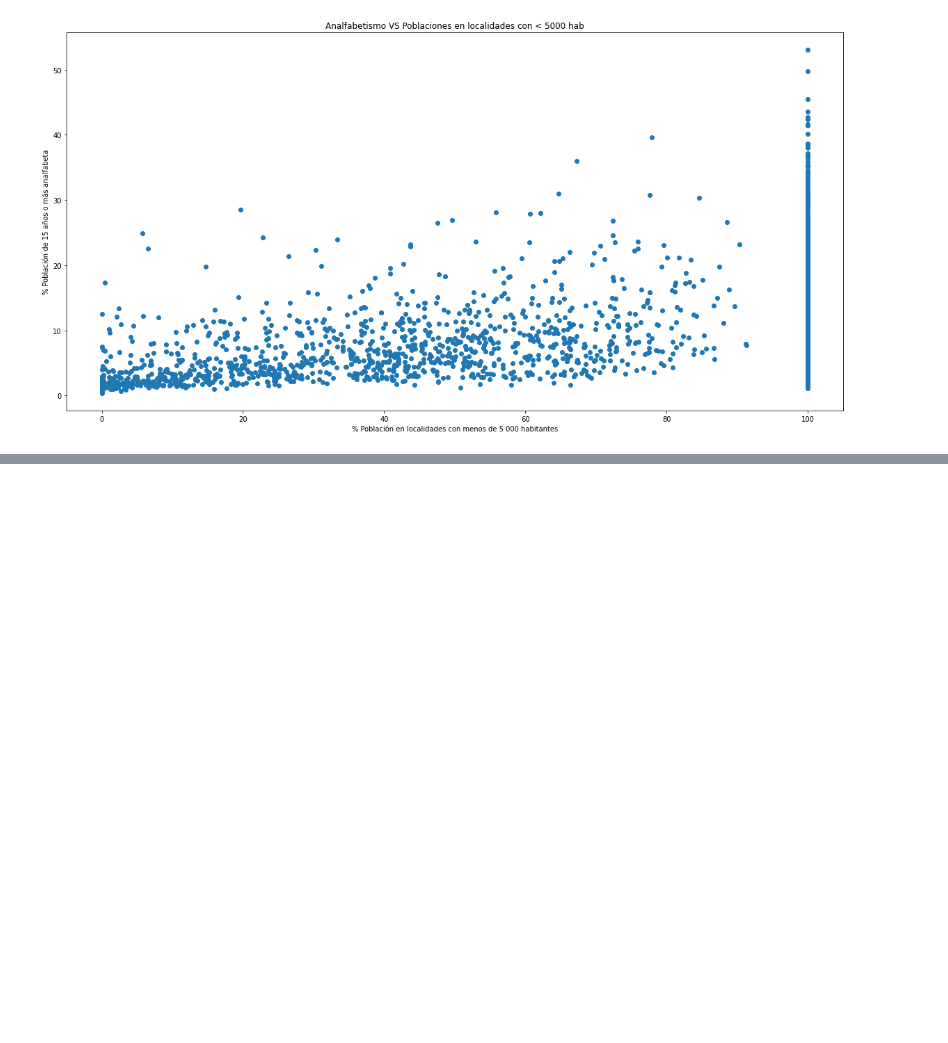
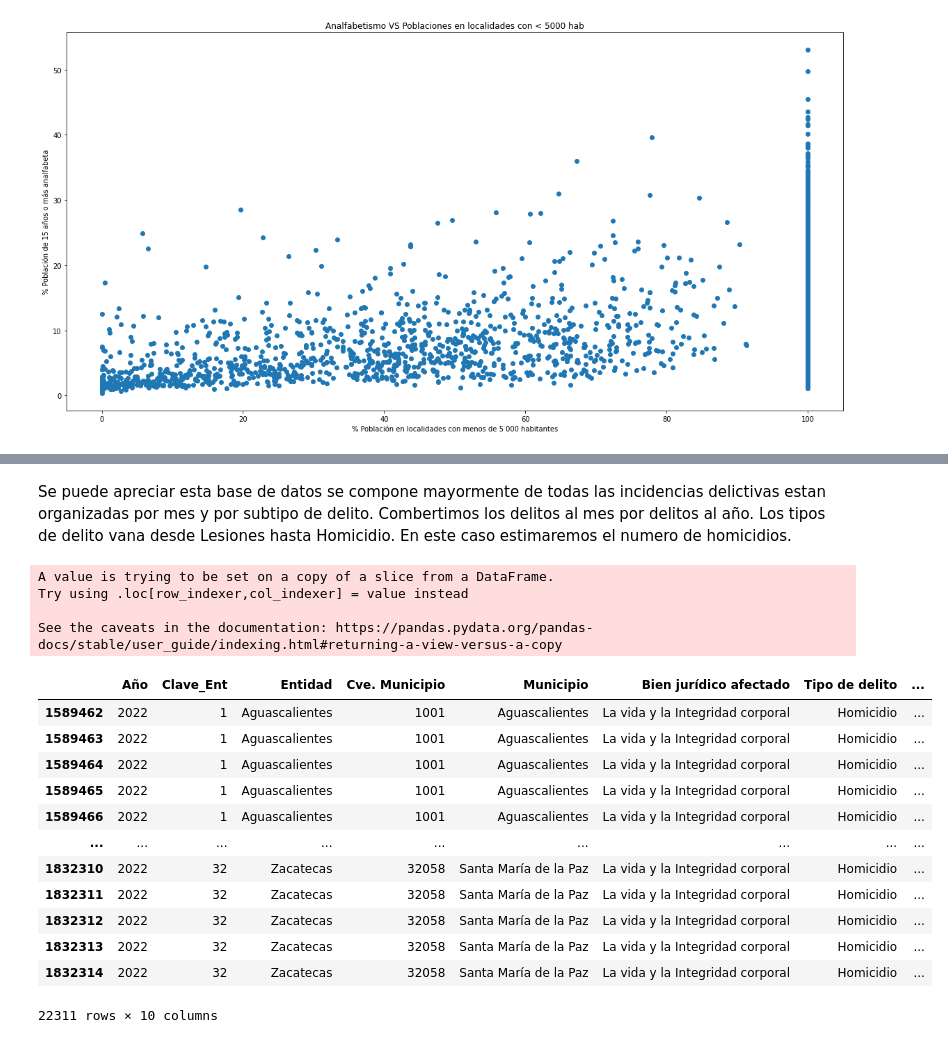
Before and after one commit to ivanDavila/propedeutico_ivandavila, a Jupyter notebook: Propedeutico.ipynb, the cells around one changed output, grey strips where cells are left out. Cells and saved outputs as stored; diff of their text form; code cells hidden in the pictures; blank space fills up the shorter version.

```diff
--- a/Propedeutico.ipynb
+++ b/Propedeutico.ipynb
@@ -201,0 +307,31 @@ Text(0, 0.5, '% Población de 15 años o más analfabeta')
+# %% [markdown]
+Se puede apreciar esta base de datos se compone mayormente de todas las incidencias delictivas estan organizadas por mes y por subtipo de delito. Combertimos los delitos al mes por delitos al año. Los tipos de delito vana desde Lesiones hasta Homicidio. En este caso estimaremos el numero de homicidios.
+# %%
+hmcidios_2022 = inci_delictiva[(inci_delictiva["Año"] == 2022)
+                                     & (inci_delictiva["Tipo de delito"]
+                                        == "Homicidio")]
+
+#sumamos todos los homicidios
+hmcidios_2022["hmcdios_año"] = [sum(x) for x in hmcidios_2022
+                                       .loc[:,"Enero":"Diciembre"].values]
+
+# Nos desacemos de las columnas de meses para solo quedarnos con homicidios por año
+hmcidios_2022 = hmcidios_2022.drop(columns=hmcidios_2022.columns[9:-1])
+# %% [output]
+A value is trying to be set on a copy of a slice from a DataFrame.
+Try using .loc[row_indexer,col_indexer] = value instead
+
+See the caveats in the documentation: https://pandas.pydata.org/pandas-docs/stable/user_guide/indexing.html#returning-a-view-versus-a-copy
+|  | Año | Clave_Ent | Entidad | Cve. Municipio | Municipio | Bien jurídico afectado | Tipo de delito | ... |
+| 1589462 | 2022 | 1 | Aguascalientes | 1001 | Aguascalientes | La vida y la Integridad corporal | Homicidio | ... |
+| 1589463 | 2022 | 1 | Aguascalientes | 1001 | Aguascalientes | La vida y la Integridad corporal | Homicidio | ... |
+| 1589464 | 2022 | 1 | Aguascalientes | 1001 | Aguascalientes | La vida y la Integridad corporal | Homicidio | ... |
+| 1589465 | 2022 | 1 | Aguascalientes | 1001 | Aguascalientes | La vida y la Integridad corporal | Homicidio | ... |
+| 1589466 | 2022 | 1 | Aguascalientes | 1001 | Aguascalientes | La vida y la Integridad corporal | Homicidio | ... |
+| ... | ... | ... | ... | ... | ... | ... | ... | ... |
+| 1832310 | 2022 | 32 | Zacatecas | 32058 | Santa María de la Paz | La vida y la Integridad corporal | Homicidio | ... |
+| 1832311 | 2022 | 32 | Zacatecas | 32058 | Santa María de la Paz | La vida y la Integridad corporal | Homicidio | ... |
+| 1832312 | 2022 | 32 | Zacatecas | 32058 | Santa María de la Paz | La vida y la Integridad corporal | Homicidio | ... |
+| 1832313 | 2022 | 32 | Zacatecas | 32058 | Santa María de la Paz | La vida y la Integridad corporal | Homicidio | ... |
+| 1832314 | 2022 | 32 | Zacatecas | 32058 | Santa María de la Paz | La vida y la Integridad corporal | Homicidio | ... |
+22311 rows × 10 columns
```
Also changed, not shown: parts of 16 cells of this notebook.
